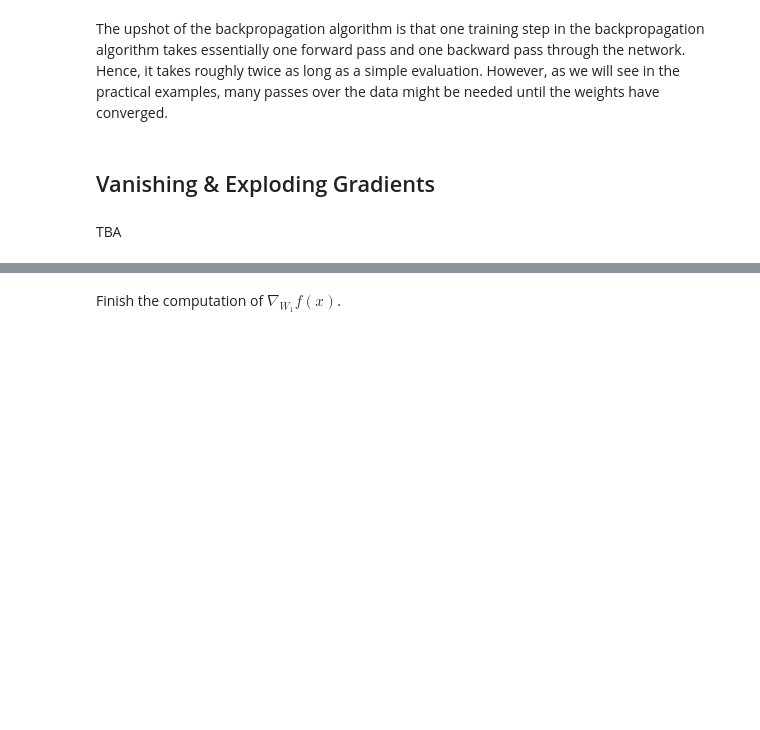
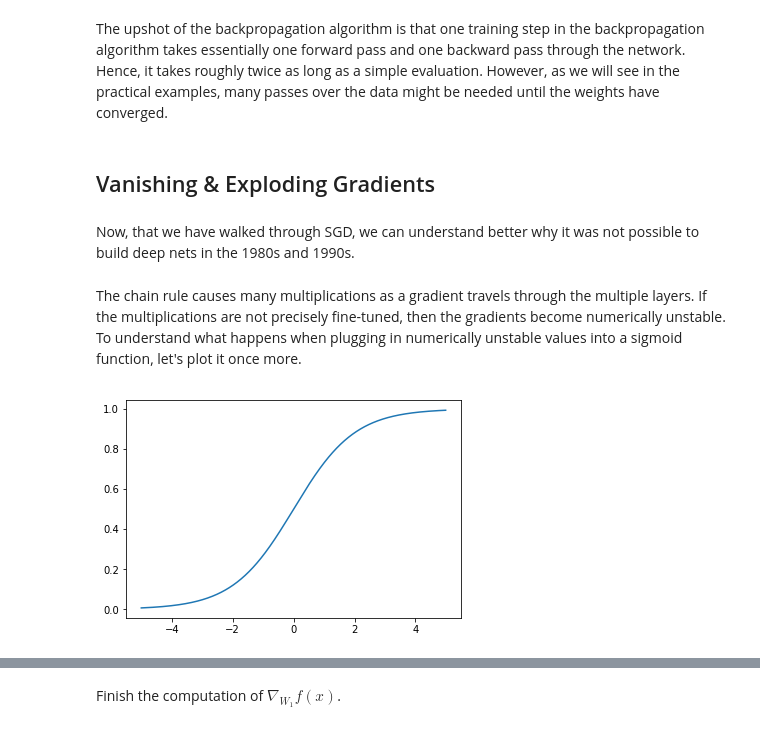
Before and after one commit to Christian-Hirsch/Tosta-Material, a Jupyter notebook: notebooks/sgd.ipynb, the cells around one changed output, grey strips where cells are left out. Cells and saved outputs as stored; diff of their text form; code cells hidden in the pictures; blank space fills up the shorter version.

Commit message:
Add section on vanishing gradients

```diff
--- a/notebooks/sgd.ipynb
+++ b/notebooks/sgd.ipynb
@@ -210,5 +210,18 @@ You already see that the computations can get rather involved. All the details a
 The upshot of the backpropagation algorithm is that one training step in the backpropagation algorithm takes essentially one forward pass and one backward pass through the network. Hence, it takes roughly twice as long as a simple evaluation. However, as we will see in the practical examples, many passes over the data might be needed until the weights have converged.
 # %% [markdown]
 ## Vanishing & Exploding Gradients
-# %% [markdown]
-TBA
+# %% [markdown]
+Now, that we have walked through SGD, we can understand better why it was not possible to build deep nets in the 1980s and 1990s.
+# %% [markdown]
+The chain rule causes many multiplications as a gradient travels through the multiple layers. If the multiplications are not precisely fine-tuned, then the gradients become numerically unstable. To understand what happens when plugging in numerically unstable values into a sigmoid function, let's plot it once more.
+# %%
+import matplotlib.pyplot as plt
+import numpy as np
+%matplotlib inline
+
+t = np.arange(-5, 5, 0.01)
+s = 1/(1 + np.exp(-t))
+plt.plot(t, s)
+plt.show()
+# %% [output]
+[figure, added]
```
Also changed, not shown: parts of 7 cells of this notebook, 3 other files.
